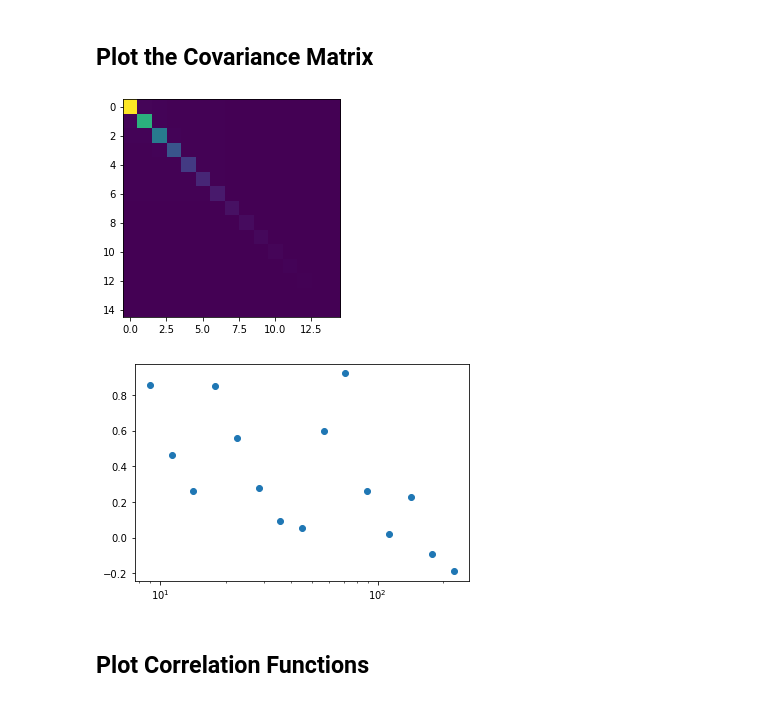
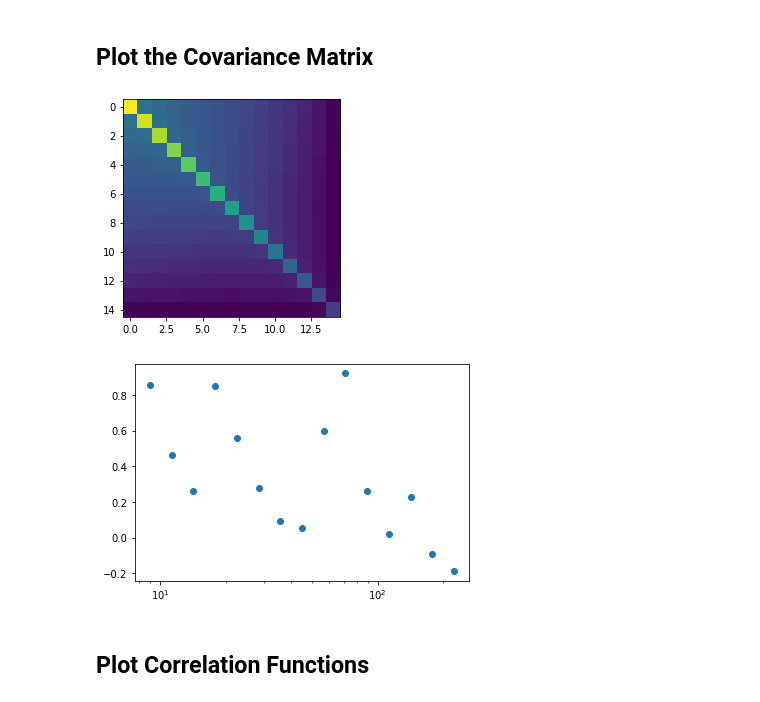
Before and after one commit to LSSTDESC/txpipe-reanalysis, a Jupyter notebook: desy1/notebooks/PlotPublishedDataVectors.ipynb, the cells around one changed output. Saved outputs shown, nothing was run; the diff lists cells and outputs as text; code cells hidden in the pictures.

```diff
--- a/desy1/notebooks/PlotPublishedDataVectors.ipynb
+++ b/desy1/notebooks/PlotPublishedDataVectors.ipynb
@@ -44,22 +44,23 @@ plt.tight_layout()
 ## Plot the Covariance Matrix
 # %%
 #fig, axs = plt.subplots(nrows=2, ncols=2, figsize=(6, 8))
+from matplotlib.colors import LogNorm
 
 i = 0
 j = 0
 
 theta, xip, cov = des_data.get_theta_xi(
     'galaxy_shear_xi_plus',
     'src%d' % i,
     'src%d' % j,
     return_cov=True,
 )
-plt.imshow(cov)
+plt.imshow(cov,norm=LogNorm())
 plt.show()
 plt.semilogx(theta, theta * xip * 1e4, 'o')
 plt.show()
 # %% [output]
-[figure, old version]
+[figure, new version]
 [figure]
 # %% [markdown]
 ## Plot Correlation Functions
```
Also changed, not shown: parts of 1 cell of this notebook, 2 other files.
